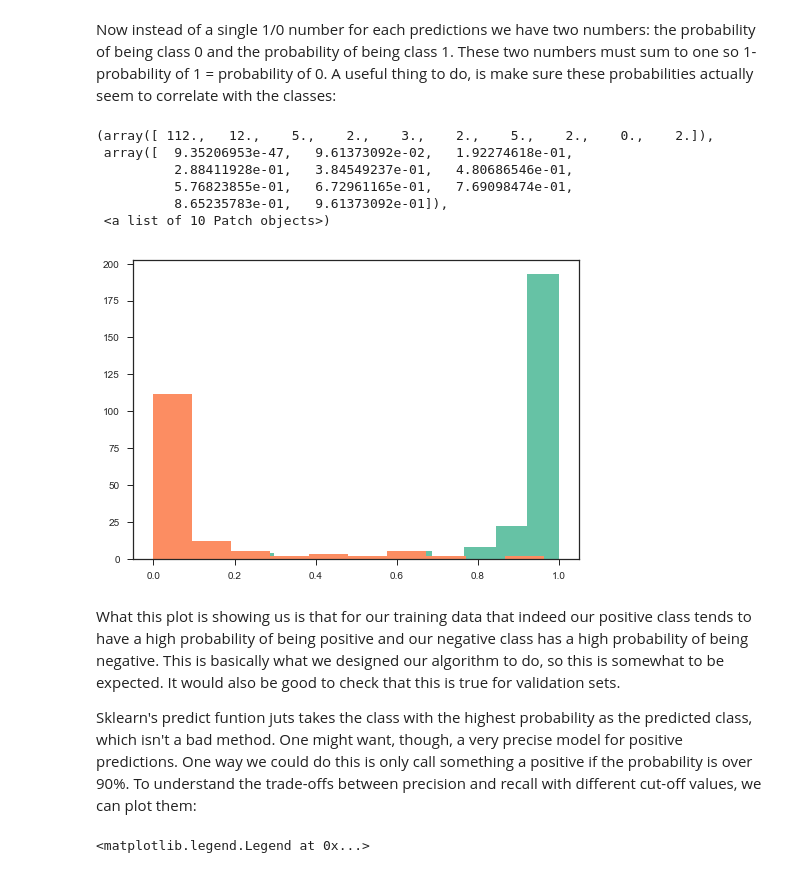
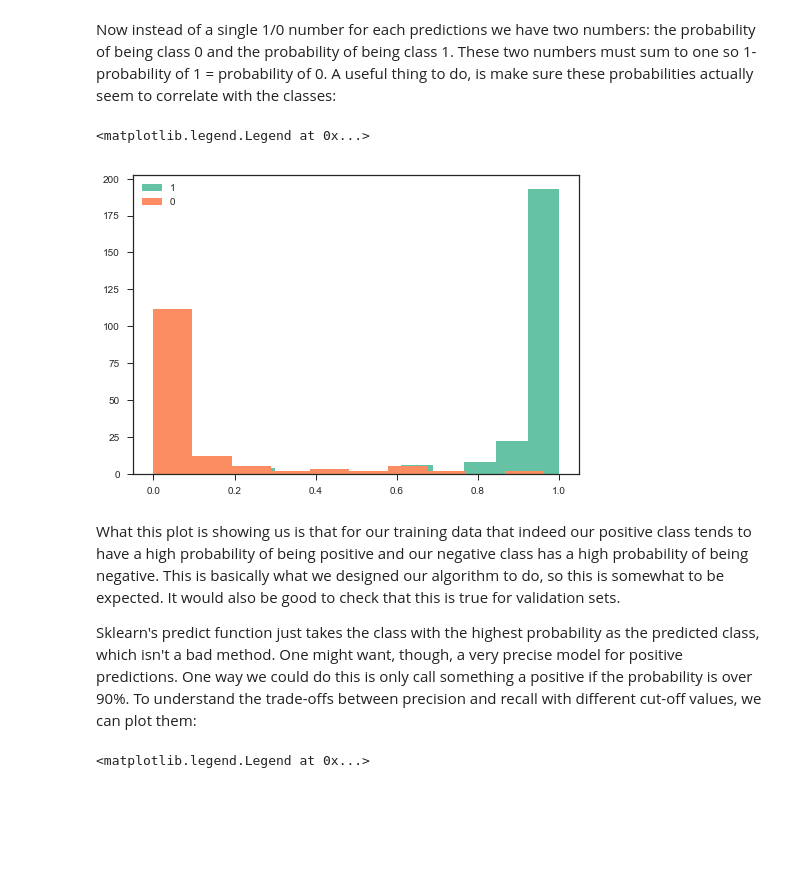
Before and after one commit to tfolkman/byu_econ_applied_machine_learning, a Jupyter notebook: lectures/Lecture_5_Logistic_Regression_and_Evaluation.ipynb, the cells around one changed output. Drawn from its saved outputs; the diff is of its cells as text; code cells hidden in the pictures; blank space fills up the shorter version.

Commit message:
fixed some typos, added legend to probability histogram

```diff
--- a/lectures/Lecture_5_Logistic_Regression_and_Evaluation.ipynb
+++ b/lectures/Lecture_5_Logistic_Regression_and_Evaluation.ipynb
@@ -401,22 +400,18 @@ Now instead of a single 1/0 number for each predictions we have two numbers: the
 # %%
 train_probs_for_actual_1 = [train_prediction_probabilities[i][1] for i, truth in enumerate(y_train)
                          if truth == 1]
 train_probs_for_actual_0 = [train_prediction_probabilities[i][1] for i, truth in enumerate(y_train)
                          if truth == 0]
-plt.hist(train_probs_for_actual_1)
-plt.hist(train_probs_for_actual_0)
+plt.hist(train_probs_for_actual_1, label='1')
+plt.hist(train_probs_for_actual_0, label='0')
+plt.legend(loc='upper left')
 # %% [output]
-(array([ 112.,   12.,    5.,    2.,    3.,    2.,    5.,    2.,    0.,    2.]),
- array([  9.35206953e-47,   9.61373092e-02,   1.92274618e-01,
-          2.88411928e-01,   3.84549237e-01,   4.80686546e-01,
-          5.76823855e-01,   6.72961165e-01,   7.69098474e-01,
-          8.65235783e-01,   9.61373092e-01]),
- <a list of 10 Patch objects>)
+<matplotlib.legend.Legend at 0x...>
-[figure, old version]
+[figure, new version]
 # %% [markdown]
 What this plot is showing us is that for our training data that indeed our positive class tends to have a high probability of being positive and our negative class has a high probability of being negative. This is basically what we designed our algorithm to do, so this is somewhat to be expected. It would also be good to check that this is true for validation sets.
 
-Sklearn's predict funtion juts takes the class with the highest probability as the predicted class, which isn't a bad method. One might want, though, a very precise model for positive predictions. One way we could do this is only call something a positive if the probability is over 90%. To understand the trade-offs between precision and recall with different cut-off values, we can plot them:
+Sklearn's predict function just takes the class with the highest probability as the predicted class, which isn't a bad method. One might want, though, a very precise model for positive predictions. One way we could do this is only call something a positive if the probability is over 90%. To understand the trade-offs between precision and recall with different cut-off values, we can plot them:
 # %%
 from sklearn.metrics import precision_recall_curve, average_precision_score
 
```
Also changed, not shown: parts of 8 cells of this notebook.
